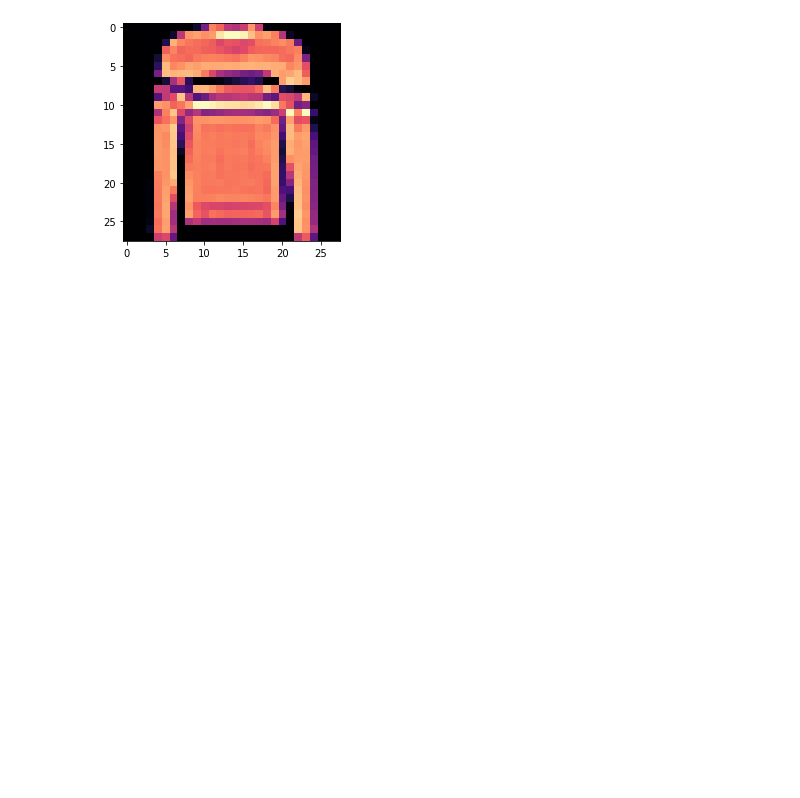
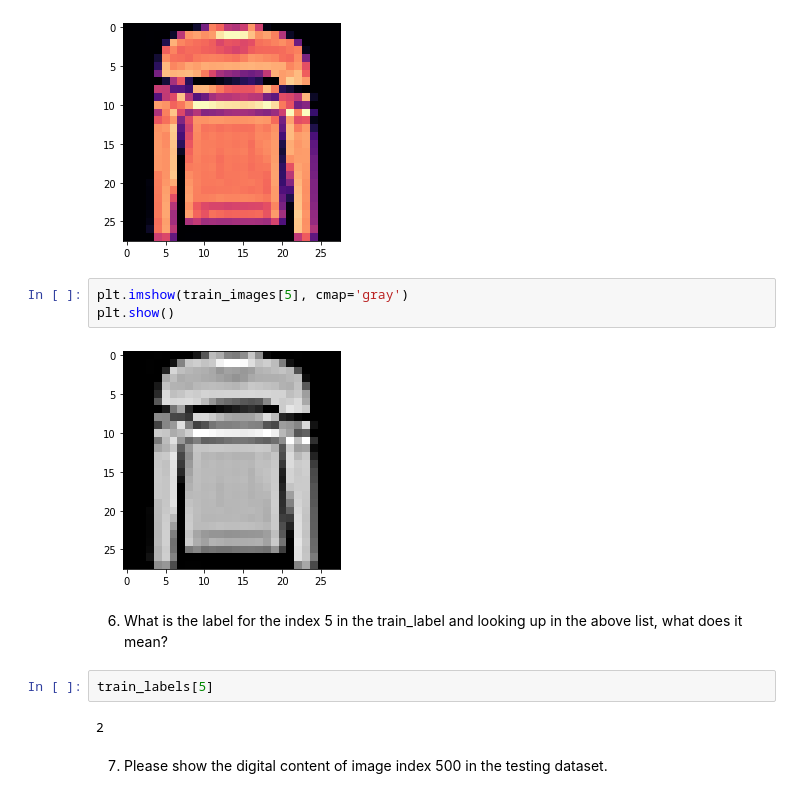
Before and after one commit to qlows/Deep-Learning, a Jupyter notebook: assignment1/assingment1.ipynb, the cells around one changed output. Cells and saved outputs as stored; diff of their text form; blank space fills up the shorter version.

```diff
--- a/assignment1/assingment1.ipynb
+++ b/assignment1/assingment1.ipynb
@@ -79,3 +102,16 @@ plt.imshow(train_images[5], cmap='magma')
 plt.show()
 # %% [output]
 [figure]
+# %%
+plt.imshow(train_images[5], cmap='gray')
+plt.show()
+# %% [output]
+[figure, added]
+# %% [markdown]
+6.	What is the label for the index 5 in the train_label and looking up in the above list, what does it mean?
+# %%
+train_labels[5]
+# %% [output]
+2
+# %% [markdown]
+7.	Please show the digital content of image index 500 in the testing dataset.
```
Also changed, not shown: parts of 15 cells of this notebook.
